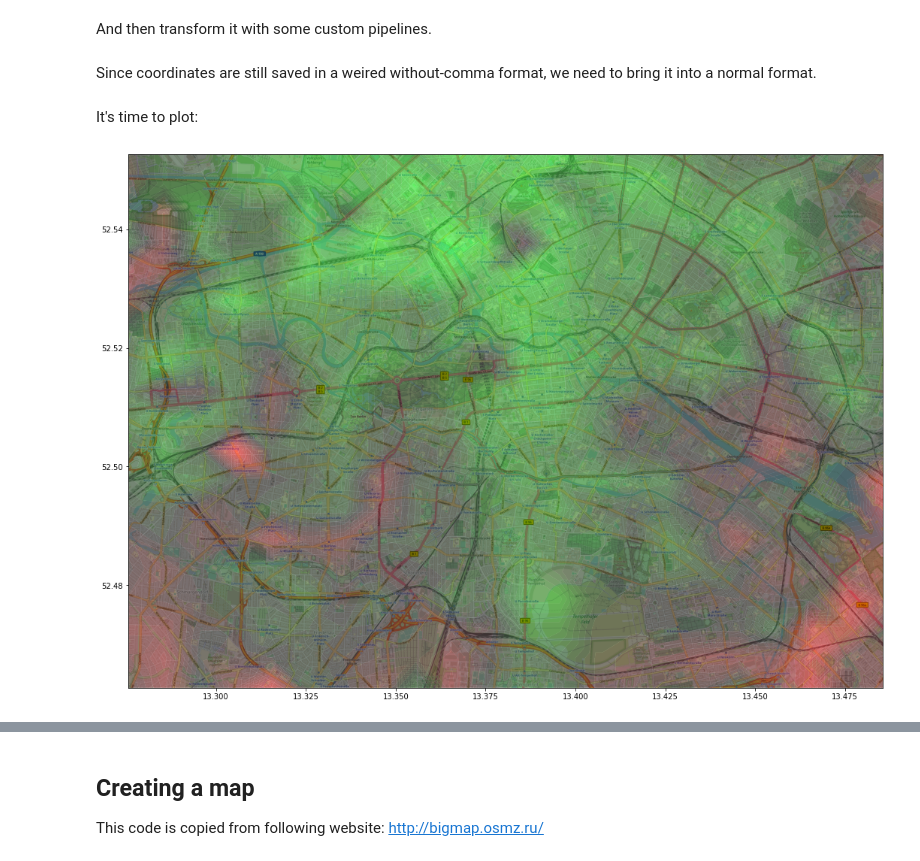
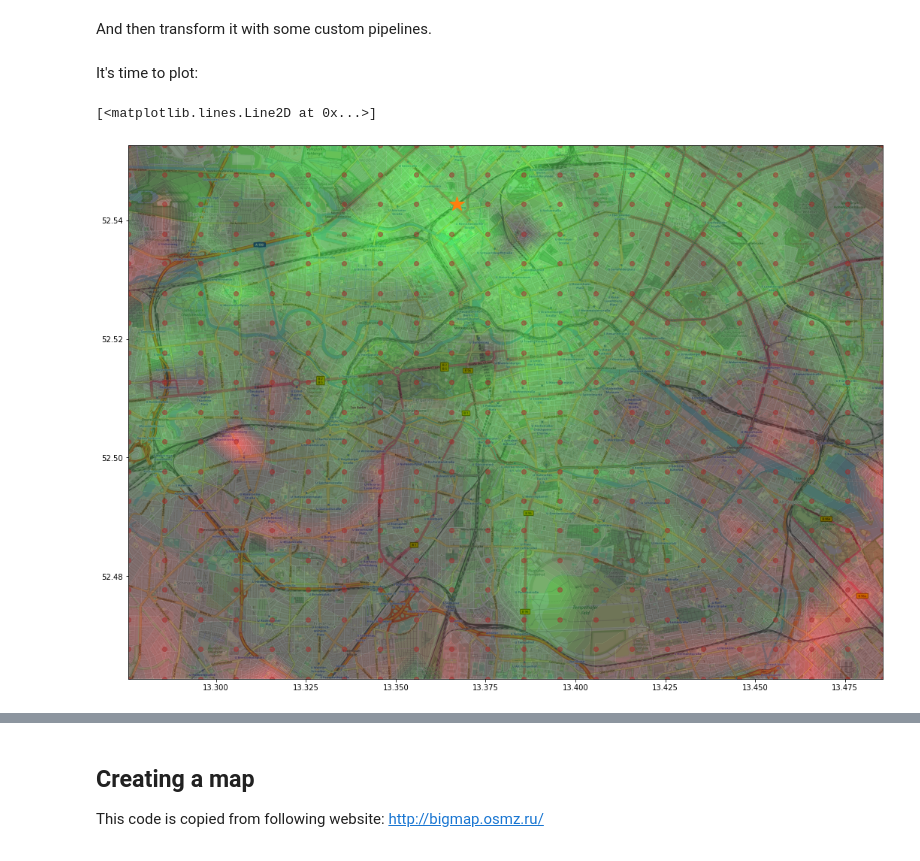
Before and after one commit to EricKolibacz/Oeffikator, a Jupyter notebook: Oeffikator.ipynb, the cells around one changed output, grey strips where cells are left out. Cells and saved outputs as stored; diff of their text form; code cells hidden in the pictures.

Commit message:
Include starting position to plot - derived from the filename - include some comments to the code - cleaning up code code

```diff
--- a/Oeffikator.ipynb
+++ b/Oeffikator.ipynb
@@ -176,12 +173,10 @@ for x in np.arange(bounding_box[0],bounding_box[1],step_size_x):
 # %% [markdown]
 Let's read data first.
 # %%
-import pandas as pd
-df = pd.read_csv("results/results6.csv", sep=",", index_col = 0, names=["X","Y","Time"],  na_values="None", dtype = {"X": np.float32, "Y": np.float32, "Time":str})
+file_name_plottting = "13367010_52542780.csv"
+df = pd.read_csv("results/" + file_name_plottting, sep=",", index_col = 0, names=["X","Y","Time"],  na_values="None", dtype = {"X": np.float32, "Y": np.float32, "Time":str})
 # %% [markdown]
 And then transform it with some custom pipelines.
 # %%
 time_transformer = TimeTransformer()
 dfn = time_transformer.transform(df)
-# %% [markdown]
-Since coordinates are still saved in a weired without-comma format, we need to bring it into a normal format.
@@ -191,21 +183,29 @@ Since coordinates are still saved in a weired without-comma format, we need to b
 # %% [markdown]
 It's time to plot:
 # %%
+#get the start location coordinates from the file name
+start_location = tuple([int(coordinate)*10E-7 for coordinate in file_name_plottting[:-4].split("_")])
+# get the bounding box from the location
 bounding_box_locations = (min(dfn["X"]), max(dfn["X"]), min(dfn["Y"]), max(dfn["Y"]))
+# sets hard coded for the map "map_berlin_A.png"
 bounding_box_map = (13.272, 13.491, 52.456, 52.563)
+map = plt.imread('maps/map_berlin_A.png')
+# define the amount of color levels should be there
 levels = np.linspace(np.min(dfn["Time"]), np.max(dfn["Time"]), 32)
-map = plt.imread('maps/map_berlin_A.png')
+
 fig, ax = plt.subplots(figsize = (18,18))
-
 ax.set_xlim(bounding_box_locations[0],bounding_box_locations[1])
 ax.set_ylim(bounding_box_locations[2],bounding_box_locations[3])
 ax.tricontourf(dfn["X"], dfn["Y"], dfn["Time"], levels=levels, alpha= 0.5, cmap = CMAP, antialiased=True)
-#Displaying target locations
-# ax.scatter(dfn["X"], dfn["Y"], alpha=0.5, color = "brown")
+#Displaying destination locations
+ax.scatter(dfn["X"], dfn["Y"], alpha=0.5, color = "brown")
 
 # "aspect=1.65" as a magic number
 ax.imshow(map, extent = bounding_box_map, aspect = 1.65)
+# plot the starting position
+ax.plot(start_location[0], start_location[1], marker="*", markersize=20, color="tab:orange")
 # %% [output]
+[<matplotlib.lines.Line2D at 0x...>]
-[figure, old version]
+[figure, new version]
 # %%
 plt.savefig("results/images/map_berlin_sWedding.png")
```
Also changed, not shown: parts of 7 cells of this notebook.
